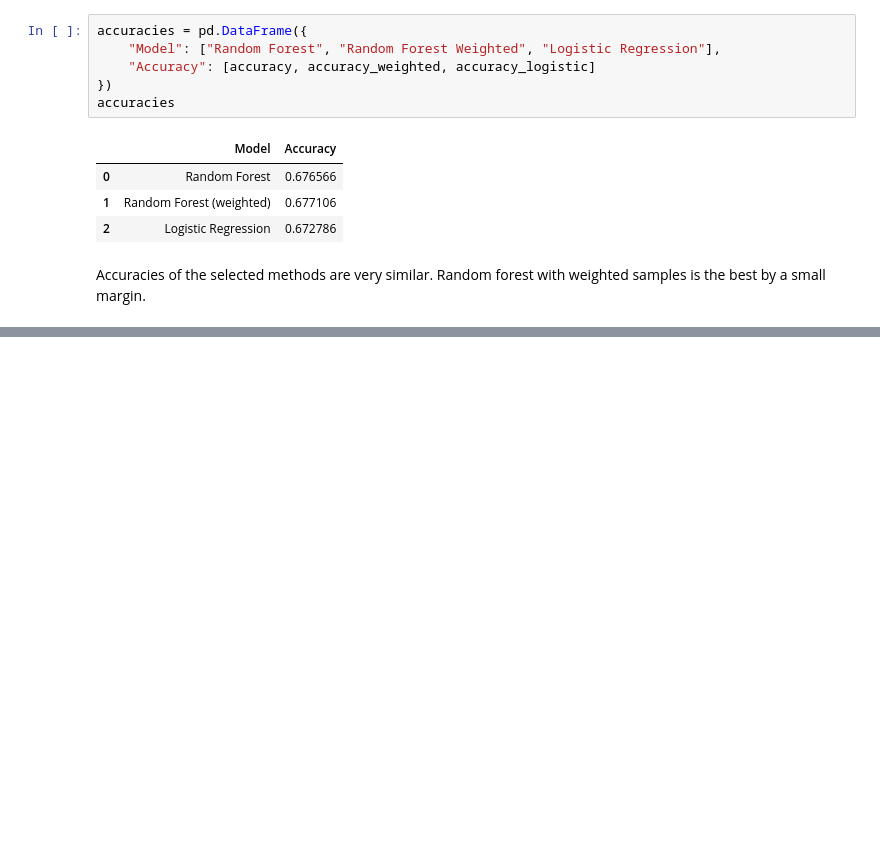
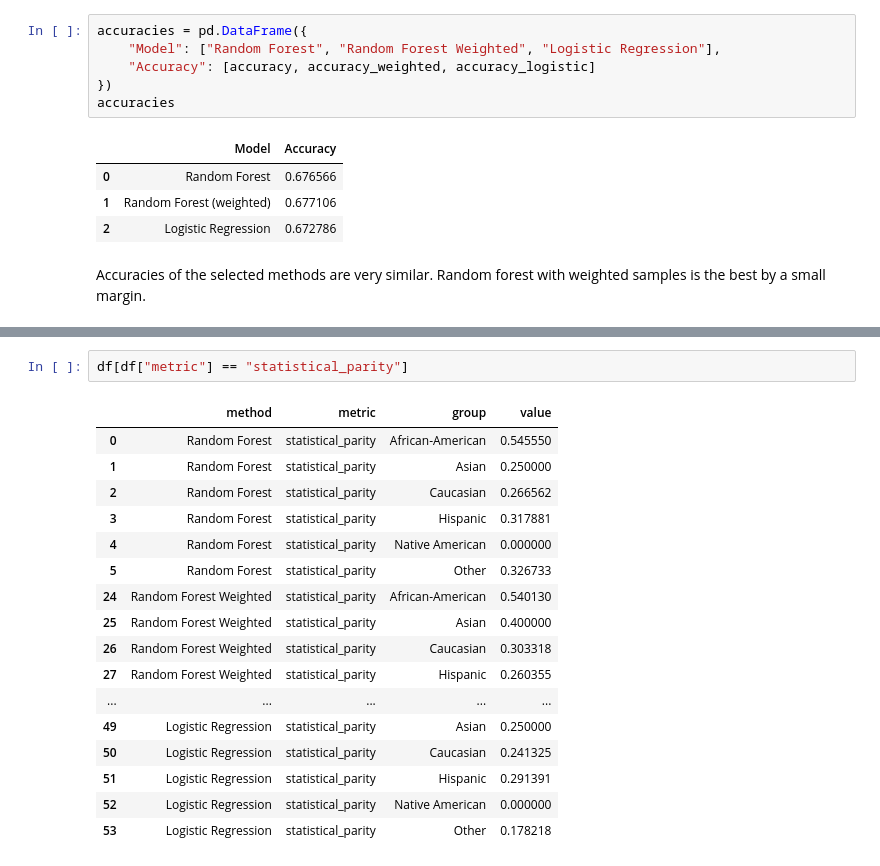
Before and after one commit to mim-uw/eXplainableMachineLearning-2025, a Jupyter notebook: Homeworks/HW1/XAI_HW_1_Szymon_Lukasik.ipynb, the cells around one changed output, grey strips where cells are left out. Saved outputs shown, nothing was run; the diff lists cells and outputs as text; blank space fills up the shorter version.

```diff
--- a/Homeworks/HW1/XAI_HW_1_Szymon_Lukasik.ipynb
+++ b/Homeworks/HW1/XAI_HW_1_Szymon_Lukasik.ipynb
@@ -567,0 +544,20 @@ We can see that the
+# %%
+df[df["metric"] == "statistical_parity"]
+# %% [output]
+|  | method | metric | group | value |
+| 0 | Random Forest | statistical_parity | African-American | 0.545550 |
+| 1 | Random Forest | statistical_parity | Asian | 0.250000 |
+| 2 | Random Forest | statistical_parity | Caucasian | 0.266562 |
+| 3 | Random Forest | statistical_parity | Hispanic | 0.317881 |
+| 4 | Random Forest | statistical_parity | Native American | 0.000000 |
+| 5 | Random Forest | statistical_parity | Other | 0.326733 |
+| 24 | Random Forest Weighted | statistical_parity | African-American | 0.540130 |
+| 25 | Random Forest Weighted | statistical_parity | Asian | 0.400000 |
+| 26 | Random Forest Weighted | statistical_parity | Caucasian | 0.303318 |
+| 27 | Random Forest Weighted | statistical_parity | Hispanic | 0.260355 |
+| ... | ... | ... | ... | ... |
+| 49 | Logistic Regression | statistical_parity | Asian | 0.250000 |
+| 50 | Logistic Regression | statistical_parity | Caucasian | 0.241325 |
+| 51 | Logistic Regression | statistical_parity | Hispanic | 0.291391 |
+| 52 | Logistic Regression | statistical_parity | Native American | 0.000000 |
+| 53 | Logistic Regression | statistical_parity | Other | 0.178218 |
```
Also changed, not shown: parts of 7 cells of this notebook.
